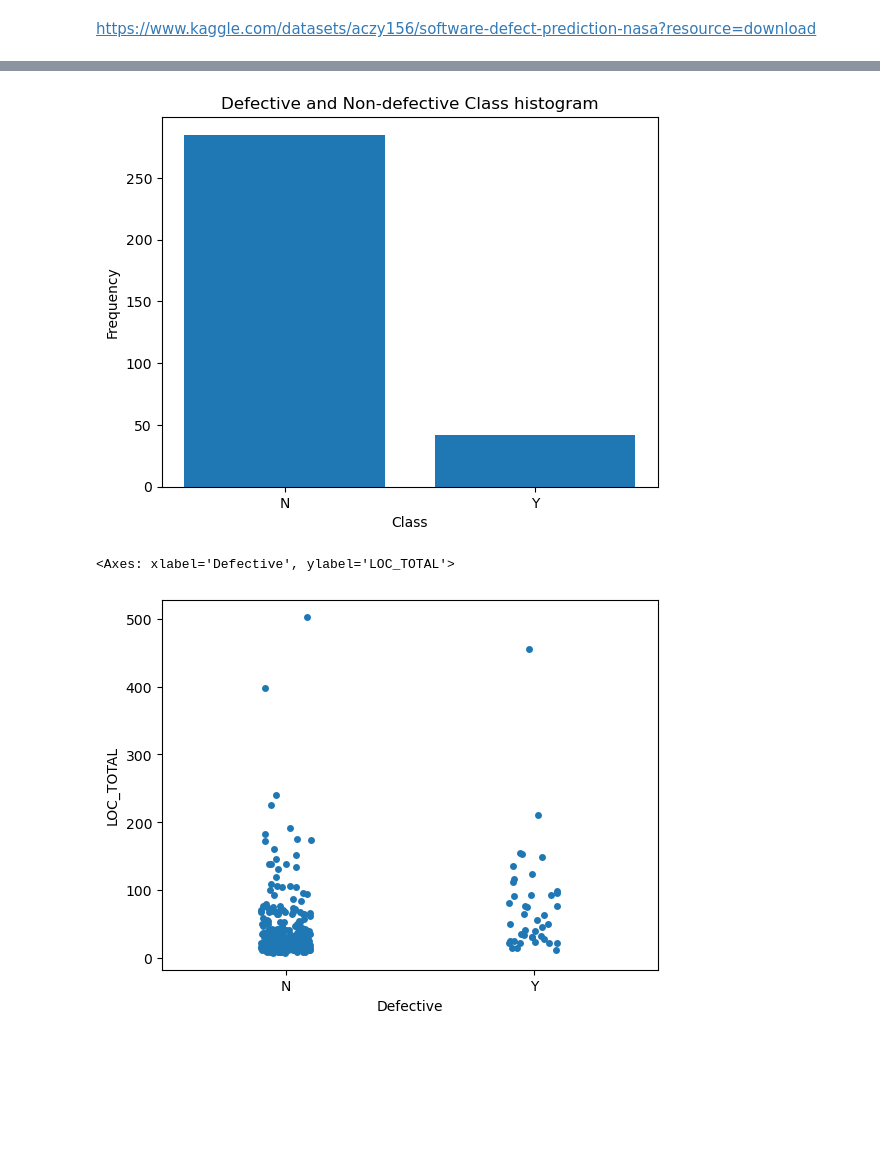
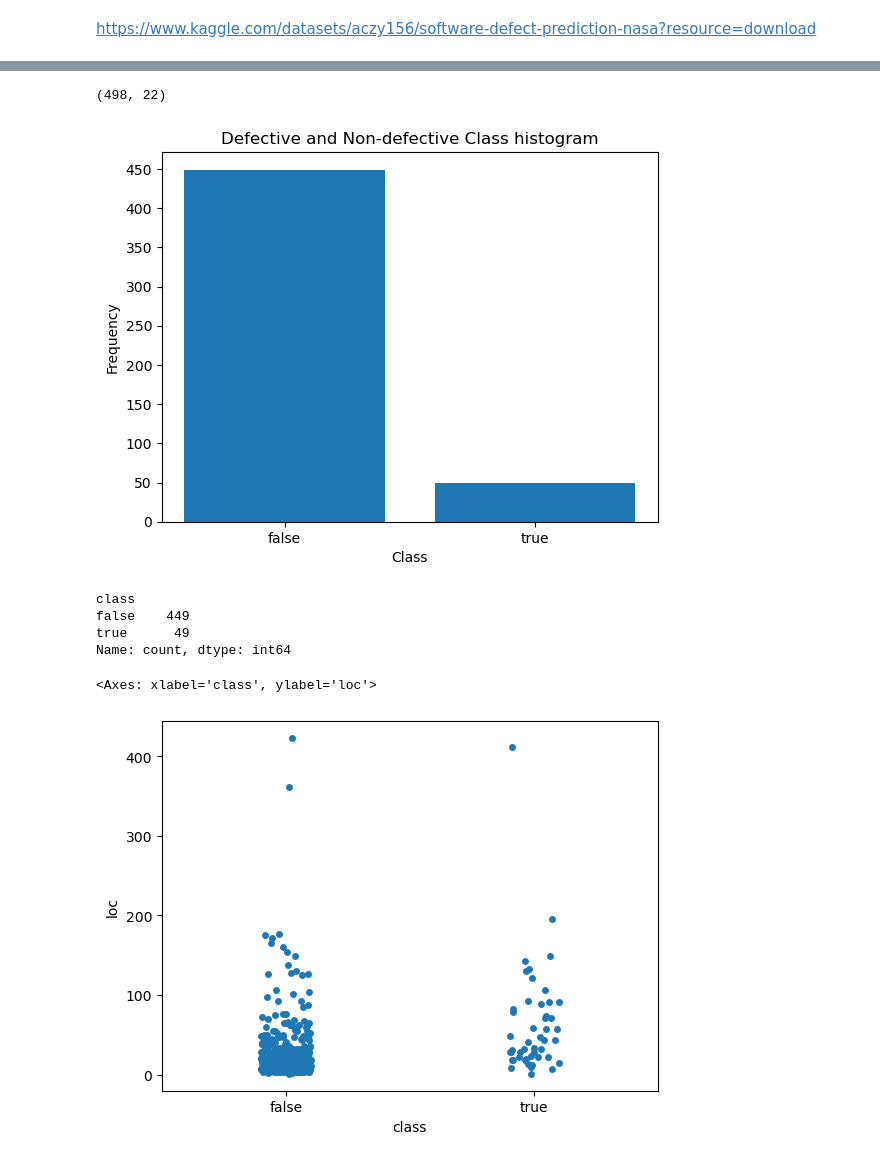
Before and after one commit to alvaldes/pred-err, a Jupyter notebook: Class Balance/cm1.ipynb, the cells around one changed output, grey strips where cells are left out. Saved outputs shown, nothing was run; the diff lists cells and outputs as text; code cells hidden in the pictures; blank space fills up the shorter version.

```diff
--- a/Class Balance/cm1.ipynb
+++ b/Class Balance/cm1.ipynb
@@ -5,7 +5,7 @@ import pandas as pd
 from scipy.io import arff
 
 # Load the ARFF file
-data, meta = arff.loadarff('CM1.arff')
+data, meta = arff.loadarff('CM1(1).arff')
 
 # Convert the record array to a pandas DataFrame
 df = pd.DataFrame(data)
@@ -26,9 +46,13 @@ df.head()
+# %%
+df.shape
+# %% [output]
+(498, 22)
 # %%
 #Defective and Non-defective Class histogram
 import matplotlib.pyplot as plt
 
 # Count the occurrences of each class
-class_counts = df['Defective'].value_counts()
+class_counts = df['class'].value_counts()
 
 # Plot the histogram
 plt.bar(class_counts.index, class_counts.values)
@@ -36,17 +60,28 @@ plt.xlabel('Class')
 plt.ylabel('Frequency')
 plt.title('Defective and Non-defective Class histogram')
 plt.xticks(rotation=0)
+# show more numbers in frequency (y axis)
+plt.gca().set_yticks(range(0, class_counts.max() + 50, 50))
+# show the grid
+# plt.grid(axis='y')
 plt.show()
 # %% [output]
-[figure, old version]
+[figure, new version]
+# %%
+class_counts
+# %% [output]
+class
+false    449
+true      49
+Name: count, dtype: int64
 # %%
 # Dispersion plot of class Defective
 import seaborn as sns
 
-sns.stripplot(x='Defective', y='LOC_TOTAL', data=df, jitter=True)
+sns.stripplot(x='class', y='loc', data=df, jitter=True)
 # %% [output]
-<Axes: xlabel='Defective', ylabel='LOC_TOTAL'>
+<Axes: xlabel='class', ylabel='loc'>
-[figure, old version]
+[figure, new version]
 # %%
     # Suponiendo que las columnas relevantes para la visualización se llaman 'metric_1', 'metric_2' y 'class'
 # Reemplaza 'metric_1' y 'metric_2' con los nombres reales de las columnas que quieres visualizar.
```
Also changed, not shown: parts of 4 cells of this notebook, 6 other files.
